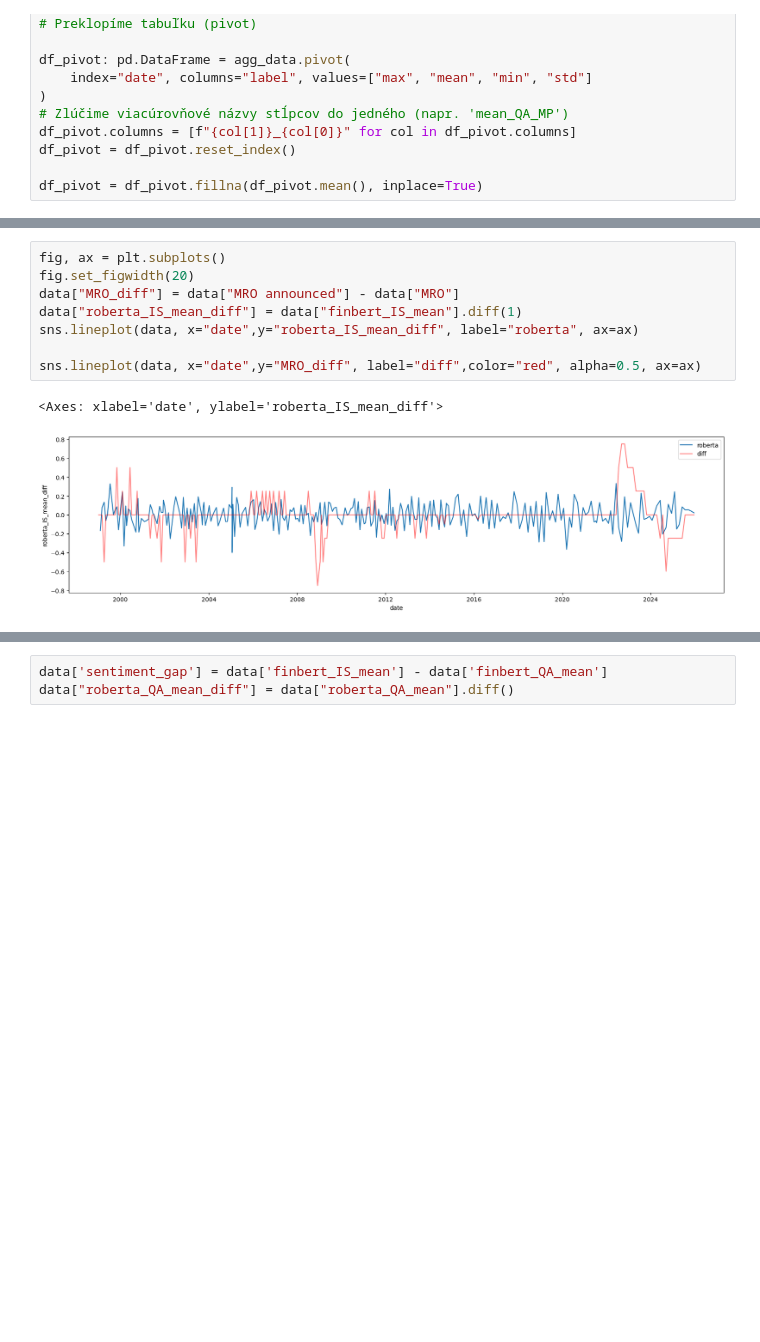
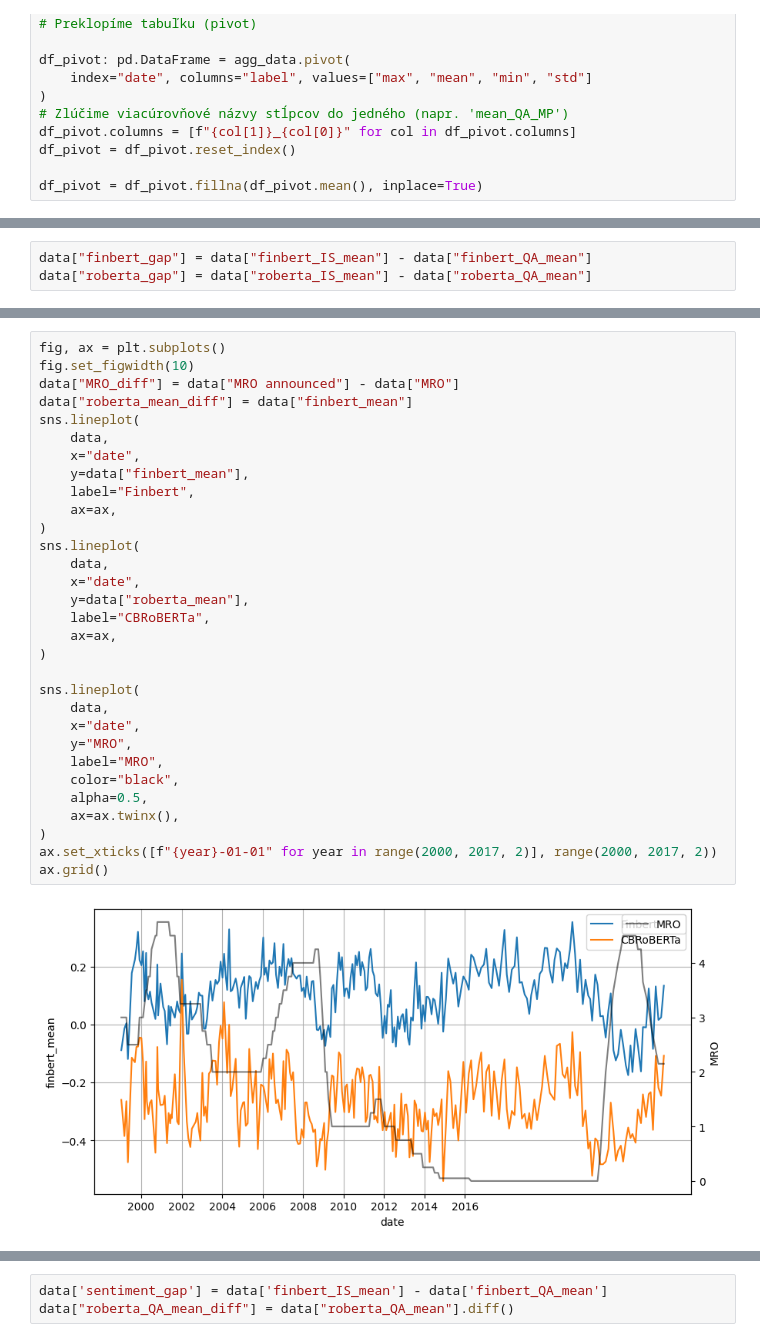
Before and after one commit to kubovotny/bachelor-thesis, a Jupyter notebook: source/analysis/market_independence.ipynb, the cells around one changed output, grey strips where cells are left out. Cells and saved outputs as stored; diff of their text form; blank space fills up the shorter version.

```diff
--- a/source/analysis/market_independence.ipynb
+++ b/source/analysis/market_independence.ipynb
@@ -167,0 +121,3 @@ data[["MRO", "MRO announced"]]
+# %%
+data["finbert_gap"] = data["finbert_IS_mean"] - data["finbert_QA_mean"]
+data["roberta_gap"] = data["roberta_IS_mean"] - data["roberta_QA_mean"]
@@ -168,11 +141,33 @@ data[["MRO", "MRO announced"]]
 # %%
 fig, ax = plt.subplots()
-fig.set_figwidth(20)
+fig.set_figwidth(10)
 data["MRO_diff"] = data["MRO announced"] - data["MRO"]
-data["roberta_IS_mean_diff"] = data["finbert_IS_mean"].diff(1)
-sns.lineplot(data, x="date",y="roberta_IS_mean_diff", label="roberta", ax=ax)
+data["roberta_mean_diff"] = data["finbert_mean"]
+sns.lineplot(
+    data,
+    x="date",
+    y=data["finbert_mean"],
+    label="Finbert",
+    ax=ax,
+)
+sns.lineplot(
+    data,
+    x="date",
+    y=data["roberta_mean"],
+    label="CBRoBERTa",
+    ax=ax,
+)
 
-sns.lineplot(data, x="date",y="MRO_diff", label="diff",color="red", alpha=0.5, ax=ax)
+sns.lineplot(
+    data,
+    x="date",
+    y="MRO",
+    label="MRO",
+    color="black",
+    alpha=0.5,
+    ax=ax.twinx(),
+)
+ax.set_xticks([f"{year}-01-01" for year in range(2000, 2017, 2)], range(2000, 2017, 2))
+ax.grid()
 # %% [output]
-<Axes: xlabel='date', ylabel='roberta_IS_mean_diff'>
-[figure, old version]
+[figure, new version]
```
Also changed, not shown: parts of 28 cells of this notebook, 7 other files.
